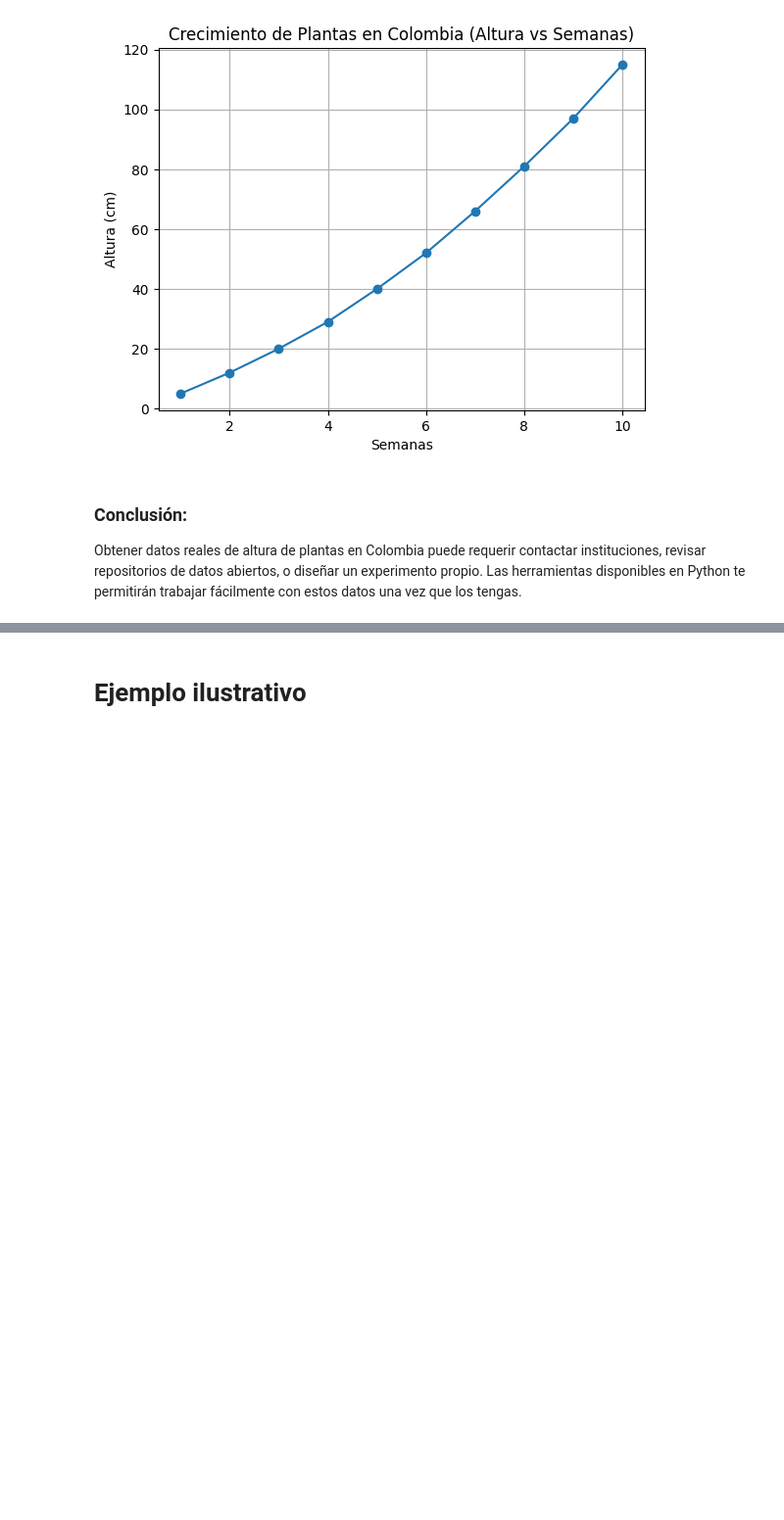
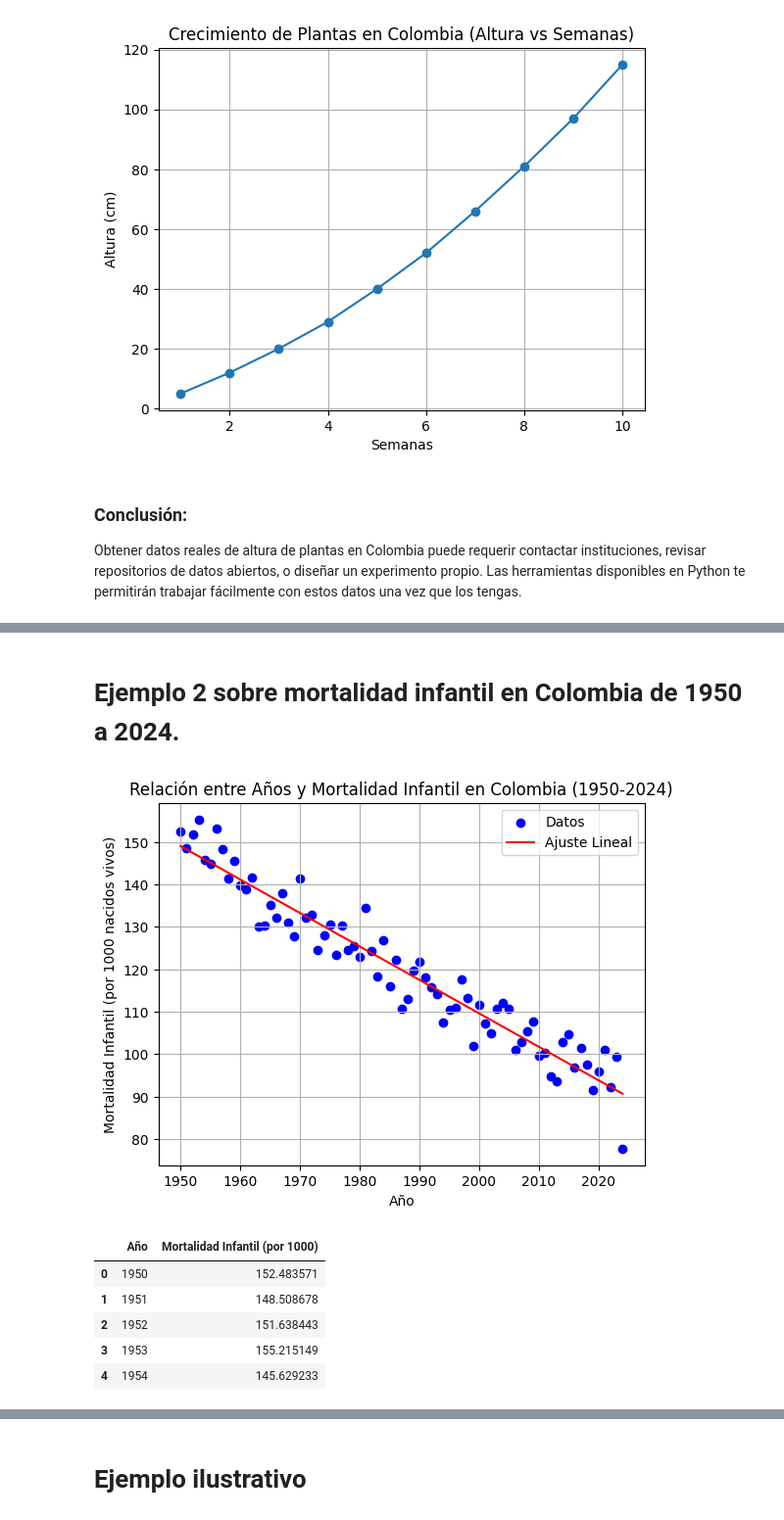
Before and after one commit to marco-canas/extension, a Jupyter notebook: talleres_maestros_puerto_libertador/taller_17_october/1_como_se_elabora_una_tabla/1_como_elaborar_tabla.ipynb, the cells around one changed output, grey strips where cells are left out. Shown at 98% size. Cells and saved outputs as stored; diff of their text form; code cells hidden in the pictures; blank space fills up the shorter version.

```diff
--- a/talleres_maestros_puerto_libertador/taller_17_october/1_como_se_elabora_una_tabla/1_como_elaborar_tabla.ipynb
+++ b/talleres_maestros_puerto_libertador/taller_17_october/1_como_se_elabora_una_tabla/1_como_elaborar_tabla.ipynb
@@ -489,0 +535,54 @@ Indicadores:
+# %% [markdown]
+# Ejemplo 2 sobre mortalidad infantil en Colombia de 1950 a 2024.
+# %%
+import pandas as pd
+import numpy as np
+import matplotlib.pyplot as plt
+from sklearn.linear_model import LinearRegression
+
+# Datos artificiales
+np.random.seed(42)
+
+# Generar años desde 1950 hasta 2024
+años = np.arange(1950, 2025)
+
+# Generar datos artificiales de mortalidad infantil (tasa por 1000 nacidos vivos)
+# Mortalidad desciende con el tiempo (tendencia negativa) + algo de ruido
+mortalidad_infantil = 150 - 0.8 * (años - 1950) + np.random.normal(0, 5, len(años))
+
+# Crear DataFrame
+df_mortalidad = pd.DataFrame({
+    'Año': años,
+    'Mortalidad Infantil (por 1000)': mortalidad_infantil
+})
+
+# Crear el modelo lineal
+X = df_mortalidad[['Año']]
+y = df_mortalidad['Mortalidad Infantil (por 1000)']
+
+modelo_lineal = LinearRegression()
+modelo_lineal.fit(X, y)
+
+# Predecir valores con el modelo lineal
+y_pred = modelo_lineal.predict(X)
+
+# Crear gráfico de dispersión y la línea de regresión
+plt.scatter(df_mortalidad['Año'], df_mortalidad['Mortalidad Infantil (por 1000)'], color='blue', label='Datos')
+plt.plot(df_mortalidad['Año'], y_pred, color='red', label='Ajuste Lineal')
+plt.xlabel('Año')
+plt.ylabel('Mortalidad Infantil (por 1000 nacidos vivos)')
+plt.title('Relación entre Años y Mortalidad Infantil en Colombia (1950-2024)')
+plt.legend()
+plt.grid(True)
+plt.show()
+
+# Mostrar el DataFrame
+df_mortalidad.head()  # Mostrar los primeros registros del dataframe
+# %% [output]
+[figure, added]
+|  | Año | Mortalidad Infantil (por 1000) |
+| 0 | 1950 | 152.483571 |
+| 1 | 1951 | 148.508678 |
+| 2 | 1952 | 151.638443 |
+| 3 | 1953 | 155.215149 |
+| 4 | 1954 | 145.629233 |
```
Also changed, not shown: parts of 52 cells of this notebook.
